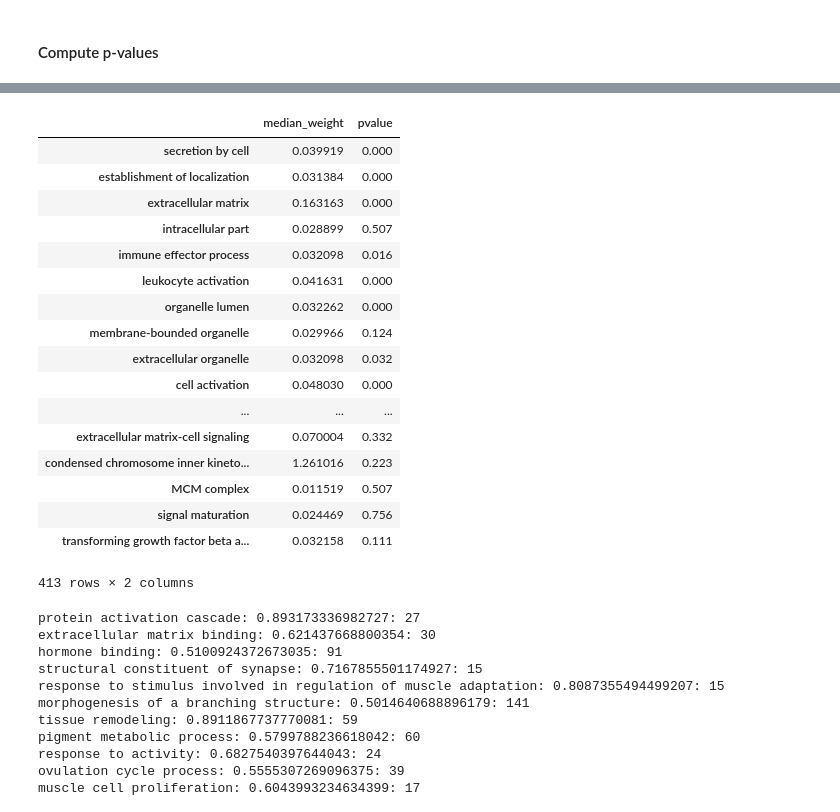
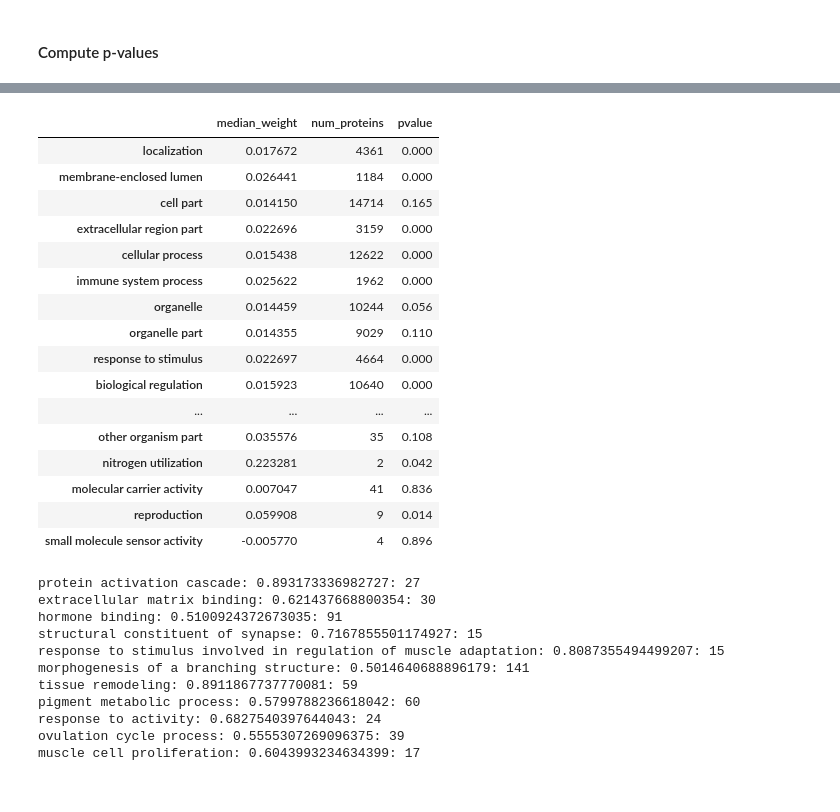
Before and after one commit to seyuboglu/milieu, a Jupyter notebook: notebooks/lci_analysis.ipynb, the cells around one changed output, grey strips where cells are left out. Drawn from its saved outputs; the diff is of its cells as text; code cells hidden in the pictures.

Commit message:
ran: lci_analysis

```diff
--- a/notebooks/lci_analysis.ipynb
+++ b/notebooks/lci_analysis.ipynb
@@ -154,7 +154,7 @@ def get_annotations(genes, level=1):
 term_to_proteins = defaultdict(set)
 protein_to_terms = defaultdict(set)
 for protein in tqdm(network.get_proteins()):
-    terms = get_annotations([protein], level=0)[protein]
+    terms = get_annotations([protein], level=1)[protein]
     protein_to_terms[protein] = terms
     for term in terms:
         term_to_proteins[term].add(protein)
@@ -244,26 +223,25 @@ norm_term_df
 # %%
 term_df = pd.DataFrame(term_to_stats.values(), index=term_to_stats.keys())
-term_df.to_csv("experiments/lci_analysis/terms.csv")
+term_df.to_csv("experiments/lci_analysis/level_1.csv")
 term_df
 # %% [output]
-|  | median_weight | pvalue |
-| secretion by cell | 0.039919 | 0.000 |
-| establishment of localization | 0.031384 | 0.000 |
-| extracellular matrix | 0.163163 | 0.000 |
-| intracellular part | 0.028899 | 0.507 |
-| immune effector process | 0.032098 | 0.016 |
-| leukocyte activation | 0.041631 | 0.000 |
-| organelle lumen | 0.032262 | 0.000 |
-| membrane-bounded organelle | 0.029966 | 0.124 |
-| extracellular organelle | 0.032098 | 0.032 |
-| cell activation | 0.048030 | 0.000 |
-| ... | ... | ... |
-| extracellular matrix-cell signaling | 0.070004 | 0.332 |
-| condensed chromosome inner kineto... | 1.261016 | 0.223 |
-| MCM complex | 0.011519 | 0.507 |
-| signal maturation | 0.024469 | 0.756 |
-| transforming growth factor beta a... | 0.032158 | 0.111 |
+|  | median_weight | num_proteins | pvalue |
+| localization | 0.017672 | 4361 | 0.000 |
+| membrane-enclosed lumen | 0.026441 | 1184 | 0.000 |
+| cell part | 0.014150 | 14714 | 0.165 |
+| extracellular region part | 0.022696 | 3159 | 0.000 |
+| cellular process | 0.015438 | 12622 | 0.000 |
+| immune system process | 0.025622 | 1962 | 0.000 |
+| organelle | 0.014459 | 10244 | 0.056 |
+| organelle part | 0.014355 | 9029 | 0.110 |
+| response to stimulus | 0.022697 | 4664 | 0.000 |
+| biological regulation | 0.015923 | 10640 | 0.000 |
+| ... | ... | ... | ... |
+| other organism part | 0.035576 | 35 | 0.108 |
+| nitrogen utilization | 0.223281 | 2 | 0.042 |
+| molecular carrier activity | 0.007047 | 41 | 0.836 |
+| reproduction | 0.059908 | 9 | 0.014 |
+| small molecule sensor activity | -0.005770 | 4 | 0.896 |
-413 rows × 2 columns
 # %%
 # plot
 terms = term_to_proteins.keys() #['transcription regulator activity']
```
Also changed, not shown: parts of 4 cells of this notebook, 1 other file.
